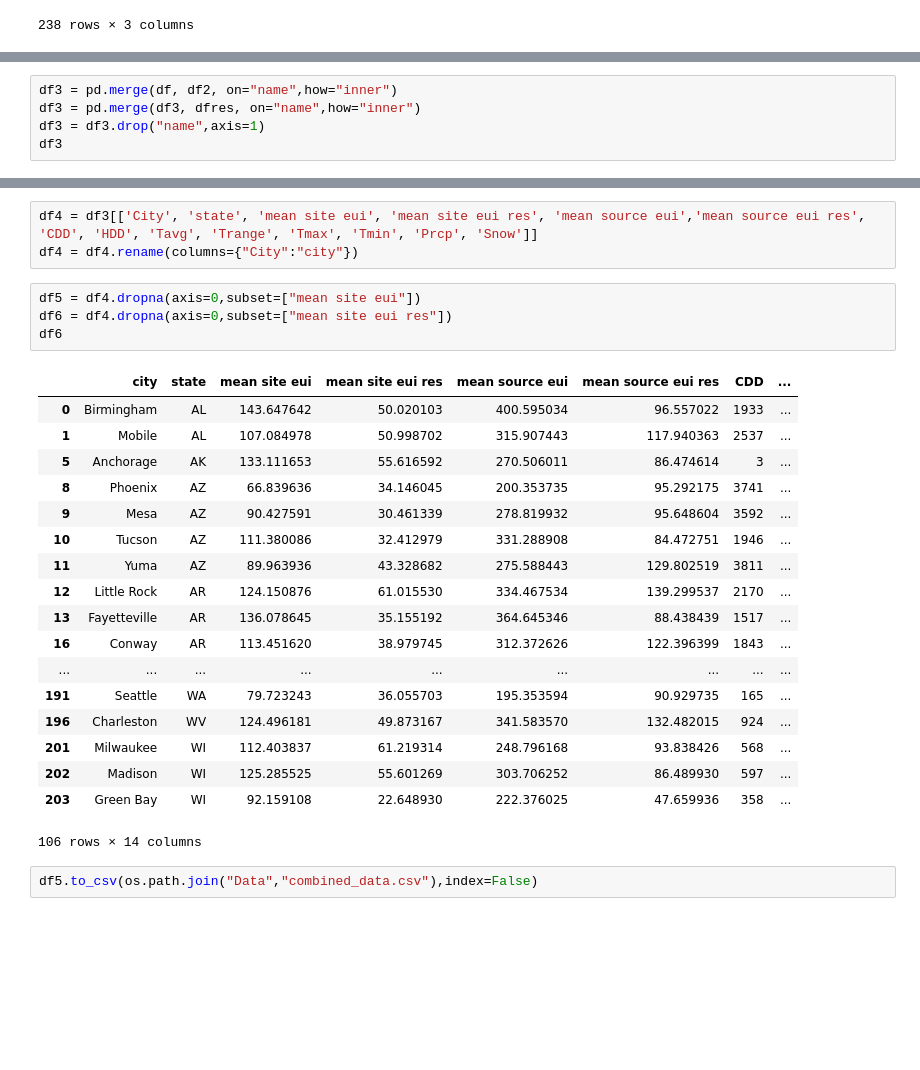
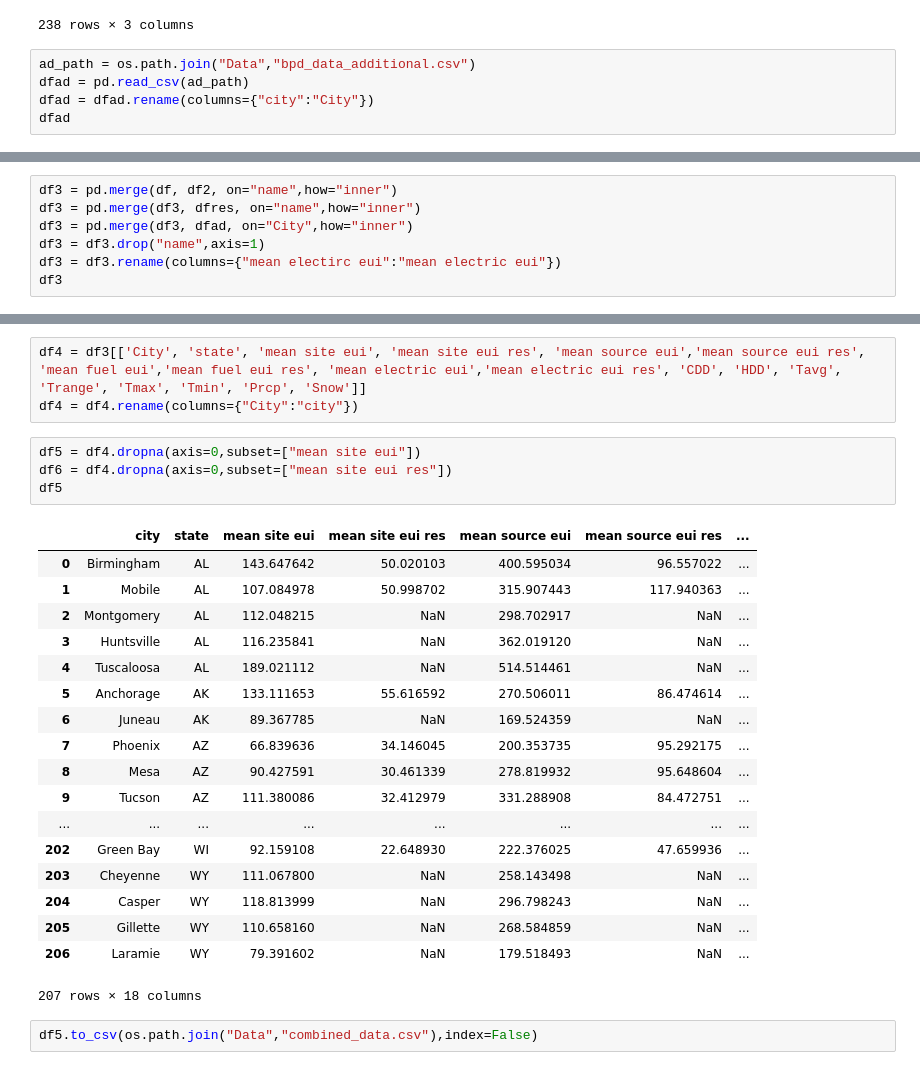
Before and after one commit to gyros33/building-energy-project, a Jupyter notebook: BPD_data_cleaning.ipynb, the cells around one changed output, grey strips where cells are left out. Cells and saved outputs as stored; diff of their text form; blank space fills up the shorter version.

```diff
--- a/BPD_data_cleaning.ipynb
+++ b/BPD_data_cleaning.ipynb
@@ -104,3 +104,8 @@ dfres
 | 236 | Laramie, WY US | NaN | NaN |
 | 237 | Riverton, WY US | NaN | NaN |
 238 rows × 3 columns
+# %%
+ad_path = os.path.join("Data","bpd_data_additional.csv")
+dfad = pd.read_csv(ad_path)
+dfad = dfad.rename(columns={"city":"City"})
+dfad
@@ -107,7 +131,9 @@ dfres
 # %%
 df3 = pd.merge(df, df2, on="name",how="inner")
 df3 = pd.merge(df3, dfres, on="name",how="inner")
+df3 = pd.merge(df3, dfad, on="City",how="inner")
 df3 = df3.drop("name",axis=1)
+df3 = df3.rename(columns={"mean electirc eui":"mean electric eui"})
 df3
 # %% [output]
 |  | City | mean site eui | mean number of people | mean operating hours | mean occupant density | ... |
@@ -131,29 +157,29 @@ df3
 # %%
-df4 = df3[['City', 'state', 'mean site eui', 'mean site eui res', 'mean source eui','mean source eui res', 'CDD', 'HDD', 'Tavg', 'Trange', 'Tmax', 'Tmin', 'Prcp', 'Snow']]
+df4 = df3[['City', 'state', 'mean site eui', 'mean site eui res', 'mean source eui','mean source eui res', 'mean fuel eui','mean fuel eui res', 'mean electric eui','mean electric eui res', 'CDD', 'HDD', 'Tavg', 'Trange', 'Tmax', 'Tmin', 'Prcp', 'Snow']]
 df4 = df4.rename(columns={"City":"city"})
 # %%
 df5 = df4.dropna(axis=0,subset=["mean site eui"])
 df6 = df4.dropna(axis=0,subset=["mean site eui res"])
-df6
+df5
 # %% [output]
-|  | city | state | mean site eui | mean site eui res | mean source eui | mean source eui res | CDD | ... |
-| 0 | Birmingham | AL | 143.647642 | 50.020103 | 400.595034 | 96.557022 | 1933 | ... |
-| 1 | Mobile | AL | 107.084978 | 50.998702 | 315.907443 | 117.940363 | 2537 | ... |
-| 5 | Anchorage | AK | 133.111653 | 55.616592 | 270.506011 | 86.474614 | 3 | ... |
-| 8 | Phoenix | AZ | 66.839636 | 34.146045 | 200.353735 | 95.292175 | 3741 | ... |
-| 9 | Mesa | AZ | 90.427591 | 30.461339 | 278.819932 | 95.648604 | 3592 | ... |
-| 10 | Tucson | AZ | 111.380086 | 32.412979 | 331.288908 | 84.472751 | 1946 | ... |
-| 11 | Yuma | AZ | 89.963936 | 43.328682 | 275.588443 | 129.802519 | 3811 | ... |
-| 12 | Little Rock | AR | 124.150876 | 61.015530 | 334.467534 | 139.299537 | 2170 | ... |
-| 13 | Fayetteville | AR | 136.078645 | 35.155192 | 364.645346 | 88.438439 | 1517 | ... |
-| 16 | Conway | AR | 113.451620 | 38.979745 | 312.372626 | 122.396399 | 1843 | ... |
-| ... | ... | ... | ... | ... | ... | ... | ... | ... |
-| 191 | Seattle | WA | 79.723243 | 36.055703 | 195.353594 | 90.929735 | 165 | ... |
-| 196 | Charleston | WV | 124.496181 | 49.873167 | 341.583570 | 132.482015 | 924 | ... |
-| 201 | Milwaukee | WI | 112.403837 | 61.219314 | 248.796168 | 93.838426 | 568 | ... |
-| 202 | Madison | WI | 125.285525 | 55.601269 | 303.706252 | 86.489930 | 597 | ... |
-| 203 | Green Bay | WI | 92.159108 | 22.648930 | 222.376025 | 47.659936 | 358 | ... |
+|  | city | state | mean site eui | mean site eui res | mean source eui | mean source eui res | ... |
+| 0 | Birmingham | AL | 143.647642 | 50.020103 | 400.595034 | 96.557022 | ... |
+| 1 | Mobile | AL | 107.084978 | 50.998702 | 315.907443 | 117.940363 | ... |
+| 2 | Montgomery | AL | 112.048215 | NaN | 298.702917 | NaN | ... |
+| 3 | Huntsville | AL | 116.235841 | NaN | 362.019120 | NaN | ... |
+| 4 | Tuscaloosa | AL | 189.021112 | NaN | 514.514461 | NaN | ... |
+| 5 | Anchorage | AK | 133.111653 | 55.616592 | 270.506011 | 86.474614 | ... |
+| 6 | Juneau | AK | 89.367785 | NaN | 169.524359 | NaN | ... |
+| 7 | Phoenix | AZ | 66.839636 | 34.146045 | 200.353735 | 95.292175 | ... |
+| 8 | Mesa | AZ | 90.427591 | 30.461339 | 278.819932 | 95.648604 | ... |
+| 9 | Tucson | AZ | 111.380086 | 32.412979 | 331.288908 | 84.472751 | ... |
+| ... | ... | ... | ... | ... | ... | ... | ... |
+| 202 | Green Bay | WI | 92.159108 | 22.648930 | 222.376025 | 47.659936 | ... |
+| 203 | Cheyenne | WY | 111.067800 | NaN | 258.143498 | NaN | ... |
+| 204 | Casper | WY | 118.813999 | NaN | 296.798243 | NaN | ... |
+| 205 | Gillette | WY | 110.658160 | NaN | 268.584859 | NaN | ... |
+| 206 | Laramie | WY | 79.391602 | NaN | 179.518493 | NaN | ... |
-106 rows × 14 columns
+207 rows × 18 columns
 # %%
 df5.to_csv(os.path.join("Data","combined_data.csv"),index=False)
 # %%
```
Also changed, not shown: parts of 2 cells of this notebook, 21 other files.
